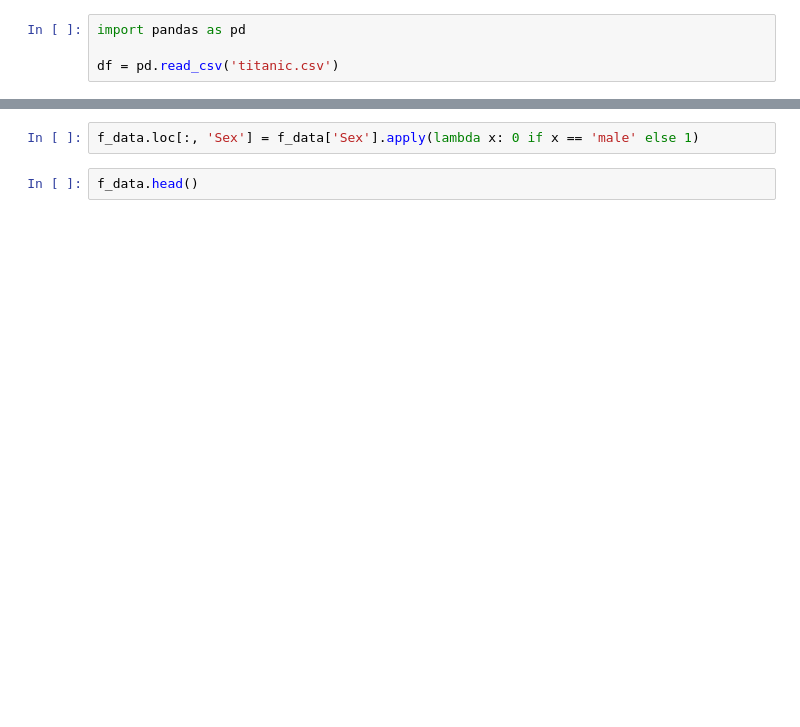
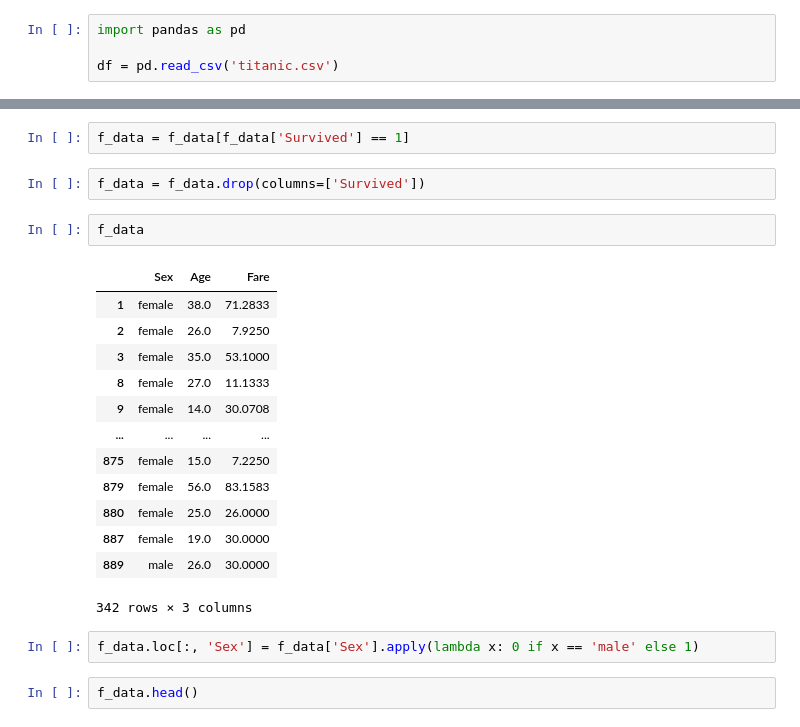
Before and after one commit to hussain00/PDS-Project, a Jupyter notebook: Assignment.ipynb, the cells around one changed output, grey strips where cells are left out. Cells and saved outputs as stored; diff of their text form; blank space fills up the shorter version.

```diff
--- a/Assignment.ipynb
+++ b/Assignment.ipynb
@@ -29,3 +46,23 @@ f_data = df[['Sex','Age','Fare']]
+# %%
+f_data = f_data[f_data['Survived'] == 1]
+# %%
+f_data = f_data.drop(columns=['Survived'])
+# %%
+f_data
+# %% [output]
+|  | Sex | Age | Fare |
+| 1 | female | 38.0 | 71.2833 |
+| 2 | female | 26.0 | 7.9250 |
+| 3 | female | 35.0 | 53.1000 |
+| 8 | female | 27.0 | 11.1333 |
+| 9 | female | 14.0 | 30.0708 |
+| ... | ... | ... | ... |
+| 875 | female | 15.0 | 7.2250 |
+| 879 | female | 56.0 | 83.1583 |
+| 880 | female | 25.0 | 26.0000 |
+| 887 | female | 19.0 | 30.0000 |
+| 889 | male | 26.0 | 30.0000 |
+342 rows × 3 columns
 # %%
 f_data.loc[:, 'Sex'] = f_data['Sex'].apply(lambda x: 0 if x == 'male' else 1)
 # %%
```
Also changed, not shown: parts of 5 cells of this notebook.
